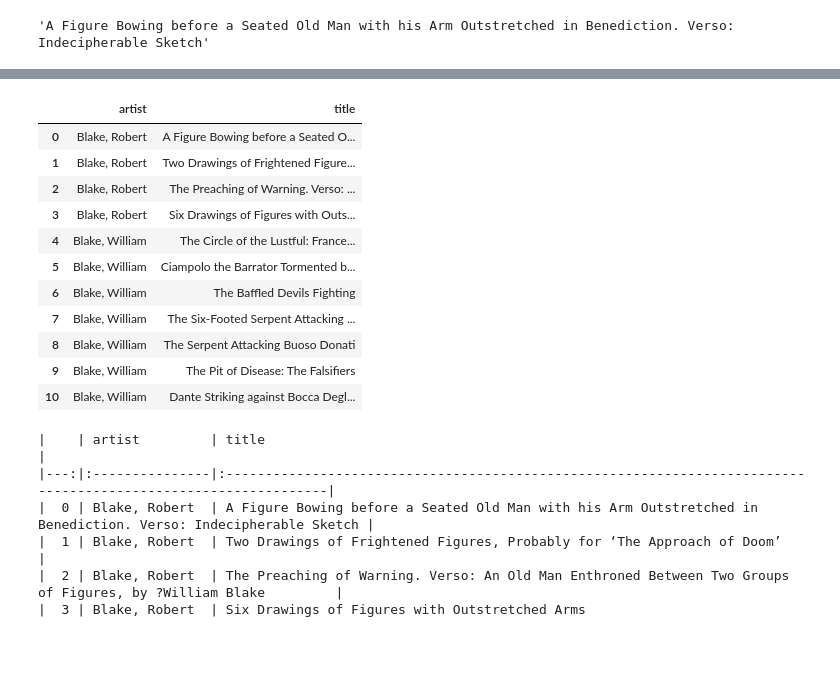
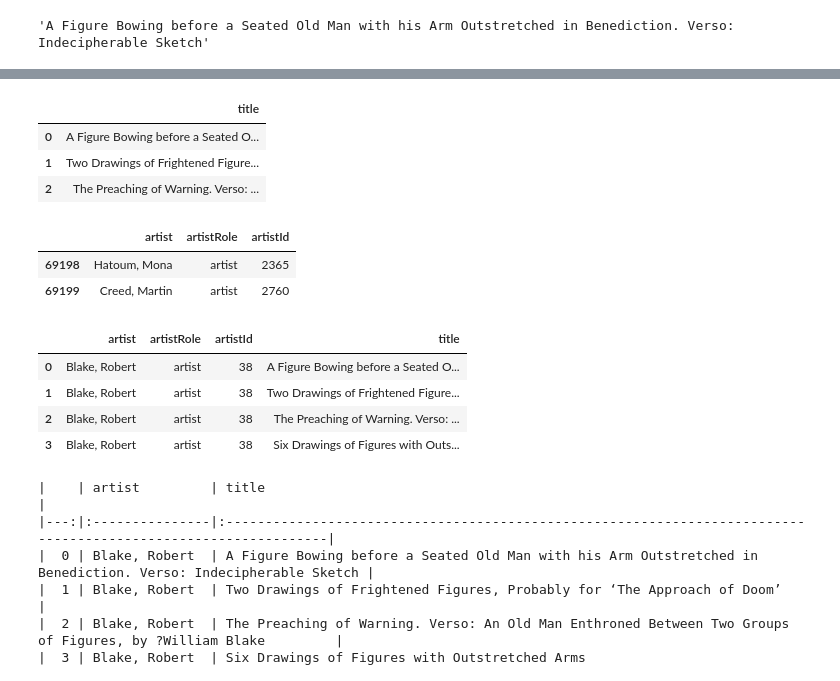
Before and after one commit to Kinetics20/Data_Science_notes, a Jupyter notebook: notebooks/kaggle/winemag.ipynb, the cells around one changed output, grey strips where cells are left out. Drawn from its saved outputs; the diff is of its cells as text; code cells hidden in the pictures; blank space fills up the shorter version.

```diff
--- a/notebooks/kaggle/winemag.ipynb
+++ b/notebooks/kaggle/winemag.ipynb
@@ -57,18 +66,24 @@ reviews['title'][0]
+# %%
+reviews.iloc[0:3, 5:6]
+# %% [output]
+|  | title |
+| 0 | A Figure Bowing before a Seated O... |
+| 1 | Two Drawings of Frightened Figure... |
+| 2 | The Preaching of Warning. Verso: ... |
+# %%
+reviews.iloc[-3:-1,[2,3,4]]
+# %% [output]
+|  | artist | artistRole | artistId |
+| 69198 | Hatoum, Mona | artist | 2365 |
+| 69199 | Creed, Martin | artist | 2760 |
 # %%
-reviews.loc[:10,['artist','title']]
+reviews.loc[:3,'artist':'title']
 # %% [output]
-|  | artist | title |
-| 0 | Blake, Robert | A Figure Bowing before a Seated O... |
-| 1 | Blake, Robert | Two Drawings of Frightened Figure... |
-| 2 | Blake, Robert | The Preaching of Warning. Verso: ... |
-| 3 | Blake, Robert | Six Drawings of Figures with Outs... |
-| 4 | Blake, William | The Circle of the Lustful: France... |
-| 5 | Blake, William | Ciampolo the Barrator Tormented b... |
-| 6 | Blake, William | The Baffled Devils Fighting |
-| 7 | Blake, William | The Six-Footed Serpent Attacking ... |
-| 8 | Blake, William | The Serpent Attacking Buoso Donati |
-| 9 | Blake, William | The Pit of Disease: The Falsifiers |
-| 10 | Blake, William | Dante Striking against Bocca Degl... |
+|  | artist | artistRole | artistId | title |
+| 0 | Blake, Robert | artist | 38 | A Figure Bowing before a Seated O... |
+| 1 | Blake, Robert | artist | 38 | Two Drawings of Frightened Figure... |
+| 2 | Blake, Robert | artist | 38 | The Preaching of Warning. Verso: ... |
+| 3 | Blake, Robert | artist | 38 | Six Drawings of Figures with Outs... |
 # %%
 print(reviews.loc[:10,['artist','title']].to_markdown())
 # %% [output]
```
Also changed, not shown: parts of 18 cells of this notebook, 1 other file.
